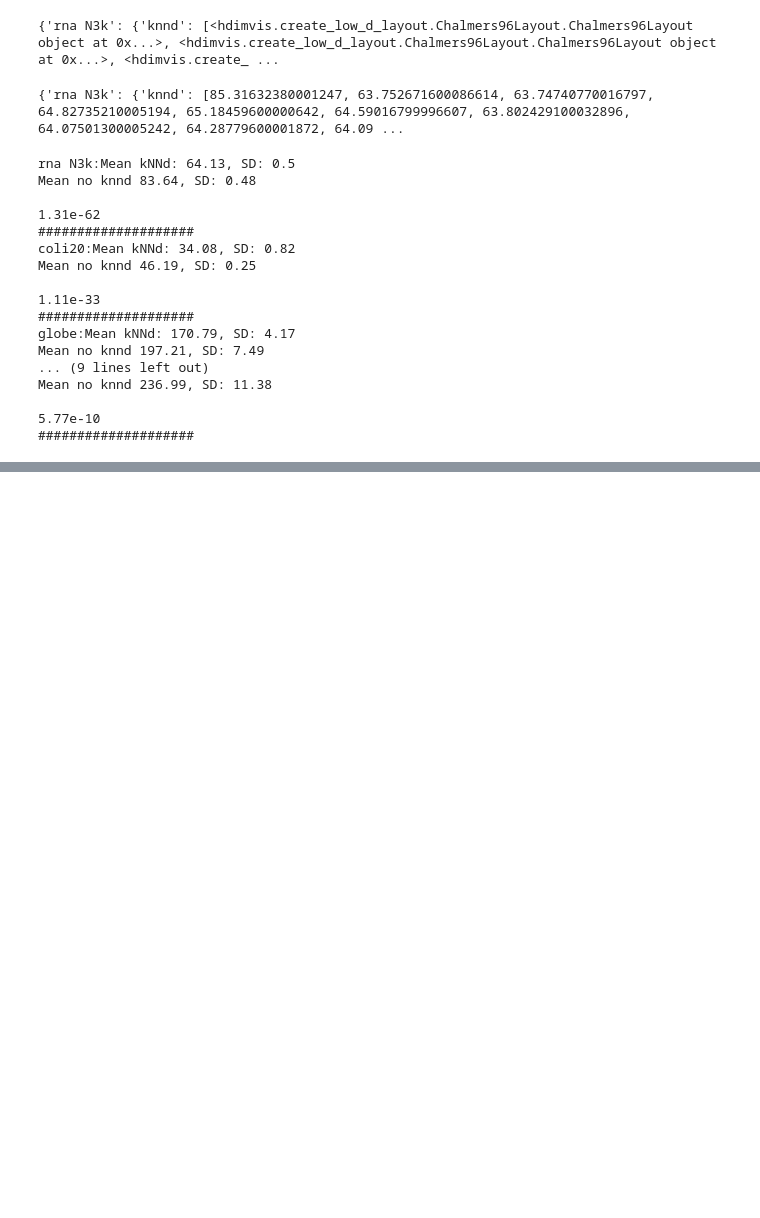
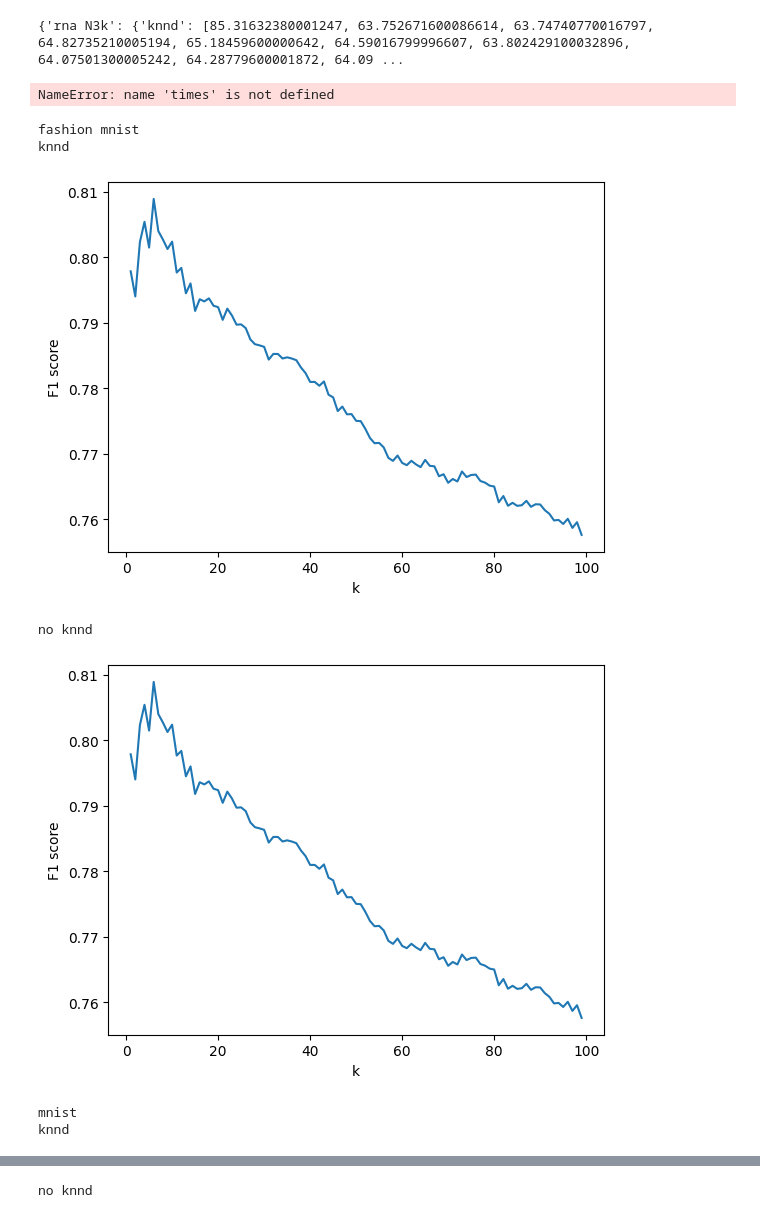
Before and after one commit to Jan961/2095736w, a Jupyter notebook: experiments/knnd/some_number_crunching.ipynb, the cells around one changed output, grey strips where cells are left out. Saved outputs shown, nothing was run; the diff lists cells and outputs as text; code cells hidden in the pictures; blank space fills up the shorter version.

```diff
--- a/experiments/knnd/some_number_crunching.ipynb
+++ b/experiments/knnd/some_number_crunching.ipynb
@@ -32,9 +32,7 @@ output_dir= (Path(PROJECT_ROOT).joinpath(
 path_to_pickle = (Path(output_dir).joinpath(Path(f"layouts.pickle"))).resolve()
 with open(path_to_pickle, 'rb') as file:
     layouts = pickle.load(file)
-print(layouts)
+# print(layouts)
-# %% [output]
-{'rna N3k': {'knnd': [<hdimvis.create_low_d_layout.Chalmers96Layout.Chalmers96Layout object at 0x...>, <hdimvis.create_low_d_layout.Chalmers96Layout.Chalmers96Layout object at 0x...>, <hdimvis.create_ ...
 # %%
 # for name, dict in layouts.items():
 #     print(name)
@@ -56,8 +54,10 @@ print(times)
 # rna N3k -  knnd first removed - outlier
 
 
-names = ['rna N3k','coli20', 'globe', 'fashion mnist', 'mnist']
+names = ['rna N3k','coil20', 'globe', 'fashion mnist', 'mnist']
 
+
+results_times = np.zeros((5,5))
 
 for i, name in enumerate(names):
     if name == 'rna N3k':
@@ -67,43 +67,42 @@ for i, name in enumerate(names):
 
     no_knnd = np.array(times[name]['no knnd'])
 
+    results_times[i,0] = np.mean(knnd).round(2)
+    results_times[i,1] = np.std(knnd).round(2)
+    results_times[i,2] = np.mean(no_knnd).round(2)
+    results_times[i,3] = np.std(no_knnd).round(2)
+
     tstat, pvalue = stats.ttest_ind(no_knnd, knnd, equal_var=False, alternative='greater')
+    results_times[i,4] = np.format_float_scientific(pvalue, precision=2,min_digits=2)
 
+    # print(f"{name}:"
+    #   f"Mean kNNd: {np.mean(knnd).round(2)}, SD: {np.std(knnd).round(2)} \n"
+    #   f"Mean no knnd {np.mean(no_knnd).round(2)}, SD: {np.std(no_knnd).round(2)} \n")
+    # # tstat, pvalue = stats.ttest_ind(knnd, no_knnd[:,1], equal_var=False, alternative='greater')
+    # # print(pvalue)
+    # print('#'*20)
 
-    print(f"{name}:"
-      f"Mean kNNd: {np.mean(knnd).round(2)}, SD: {np.std(knnd).round(2)} \n"
-      f"Mean no knnd {np.mean(no_knnd).round(2)}, SD: {np.std(no_knnd).round(2)} \n")
-    tstat, pvalue = stats.ttest_ind(no_knnd, knnd, equal_var=False, alternative='greater')
-    print(np.format_float_scientific(pvalue, precision=2,min_digits=2))
-    print('#'*20)
+# print(results_times)
 # %% [output]
-rna N3k:Mean kNNd: 64.13, SD: 0.5
-Mean no knnd 83.64, SD: 0.48
-
-1.31e-62
-####################
-coli20:Mean kNNd: 34.08, SD: 0.82
-Mean no knnd 46.19, SD: 0.25
-
-1.11e-33
-####################
-globe:Mean kNNd: 170.79, SD: 4.17
-Mean no knnd 197.21, SD: 7.49
-... (9 lines left out)
-Mean no knnd 236.99, SD: 11.38
-
-5.77e-10
-####################
+NameError: name 'times' is not defined
 # %%
 # see what good bounds for k might be for knn classifier
-for dataset_name, version_dict in layouts:
-    print(dataset_name)
-    for j, version in enumerate(['knnd', 'no knnd']):
-        print(version)
-        for i,layout in enumerate(version_dict[version]):
-            print(i)
-            get_f1_for_best_k_with_knn(lower_bound=1, upper_bound=200,
+for dataset_name, version_dict in layouts.items():
+    if dataset_name == "fashion mnist" or dataset_name == "mnist":
+        print(dataset_name)
+        for j, version in enumerate(['knnd', 'no knnd']):
+            print(version)
+            layout = version_dict[version][0]
+            get_f1_for_best_k_with_knn(lower_bound=1, upper_bound=100,
                                          cross_validation_folds=10,
                                          data=layout.data,
                                          labels=layout.labels,
                                        show_averages=True)
+# %% [output]
+fashion mnist
+knnd
+[figure, added]
+no knnd
+[figure, added]
+mnist
+knnd
@@ -109,0 +110 @@ for dataset_name, version_dict in layouts:
+no knnd
```
Also changed, not shown: parts of 3 cells of this notebook, 9 other files.
